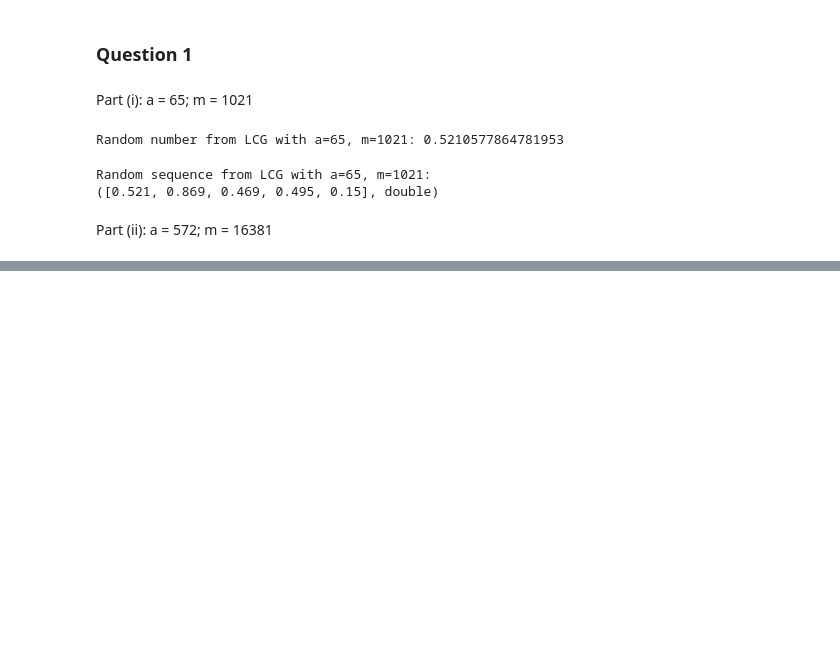
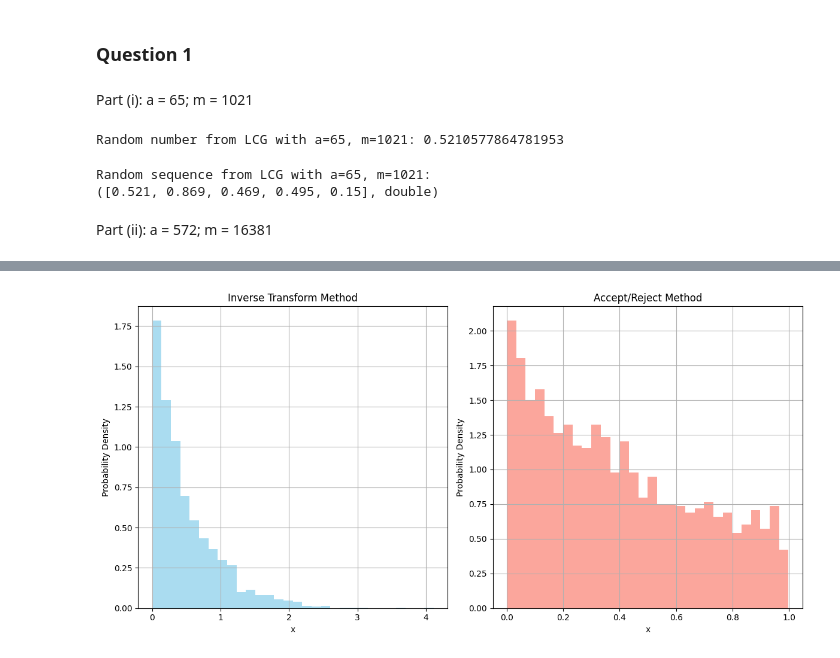
Before and after one commit to kmaitreys/p452-computational-physics, a Jupyter notebook: assignment-4.ipynb, the cells around one changed output, grey strips where cells are left out. Cells and saved outputs as stored; diff of their text form; code cells hidden in the pictures; blank space fills up the shorter version.

```diff
--- a/assignment-4.ipynb
+++ b/assignment-4.ipynb
@@ -24,0 +126,45 @@ Part (ii): a = 572; m = 16381
+# %%
+import numpy as np
+import matplotlib.pyplot as plt
+
+# Inverse Transform Method
+def inverse_transform_exp(n):
+    u = np.random.uniform(0, 1, n)
+    return -np.log(1 - u) / 2
+
+# Accept/Reject Method
+def accept_reject_exp(n):
+    samples = []
+    while len(samples) < n:
+        v = np.random.uniform(0, 1)  # Sample from q(x)
+        u = np.random.uniform(0, 1)
+        if u <= np.exp(-2 * v) / (2 - v):
+            samples.append(v)
+    return np.array(samples)
+
+# Generate samples using both methods
+n_samples = 2000
+samples_inv_transform = inverse_transform_exp(n_samples)
+samples_accept_reject = accept_reject_exp(n_samples)
+
+# Plot histograms
+plt.figure(figsize=(12, 6))
+
+plt.subplot(1, 2, 1)
+plt.hist(samples_inv_transform, bins=30, density=True, color='skyblue', alpha=0.7)
+plt.title('Inverse Transform Method')
+plt.xlabel('x')
+plt.ylabel('Probability Density')
+plt.grid(True)
+
+plt.subplot(1, 2, 2)
+plt.hist(samples_accept_reject, bins=30, density=True, color='salmon', alpha=0.7)
+plt.title('Accept/Reject Method')
+plt.xlabel('x')
+plt.ylabel('Probability Density')
+plt.grid(True)
+
+plt.tight_layout()
+plt.show()
+# %% [output]
+[figure, added]
```
Also changed, not shown: parts of 10 cells of this notebook.
